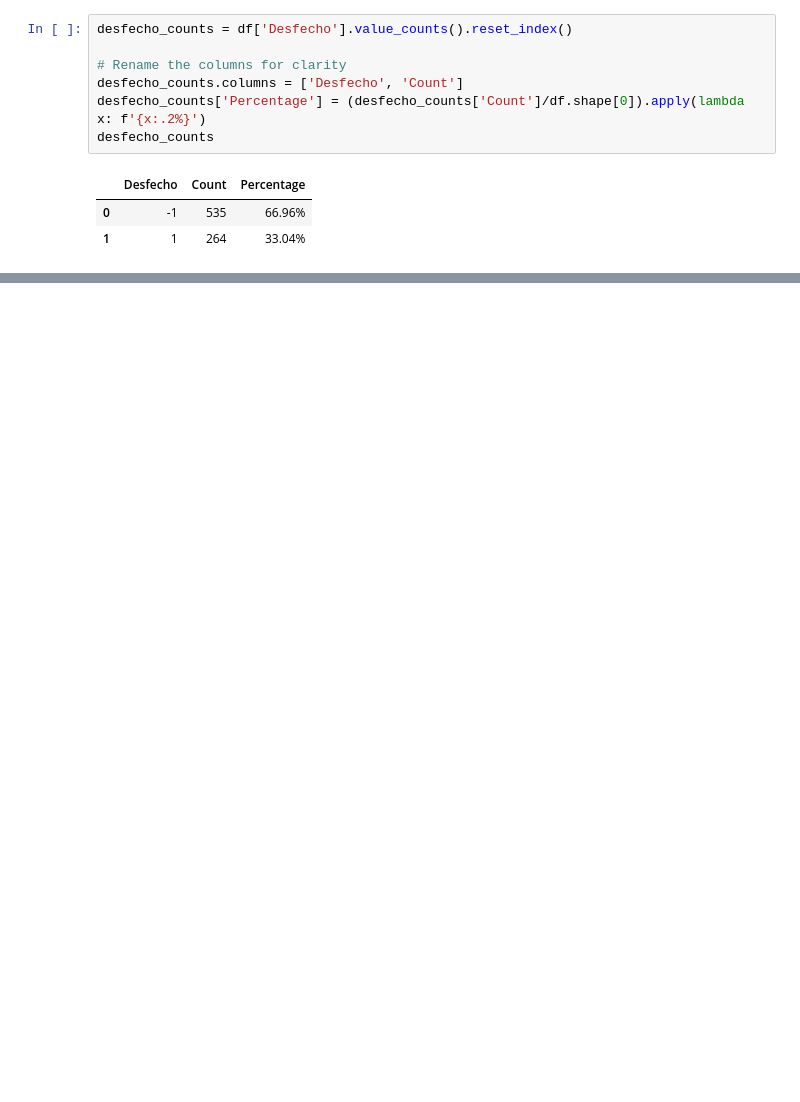
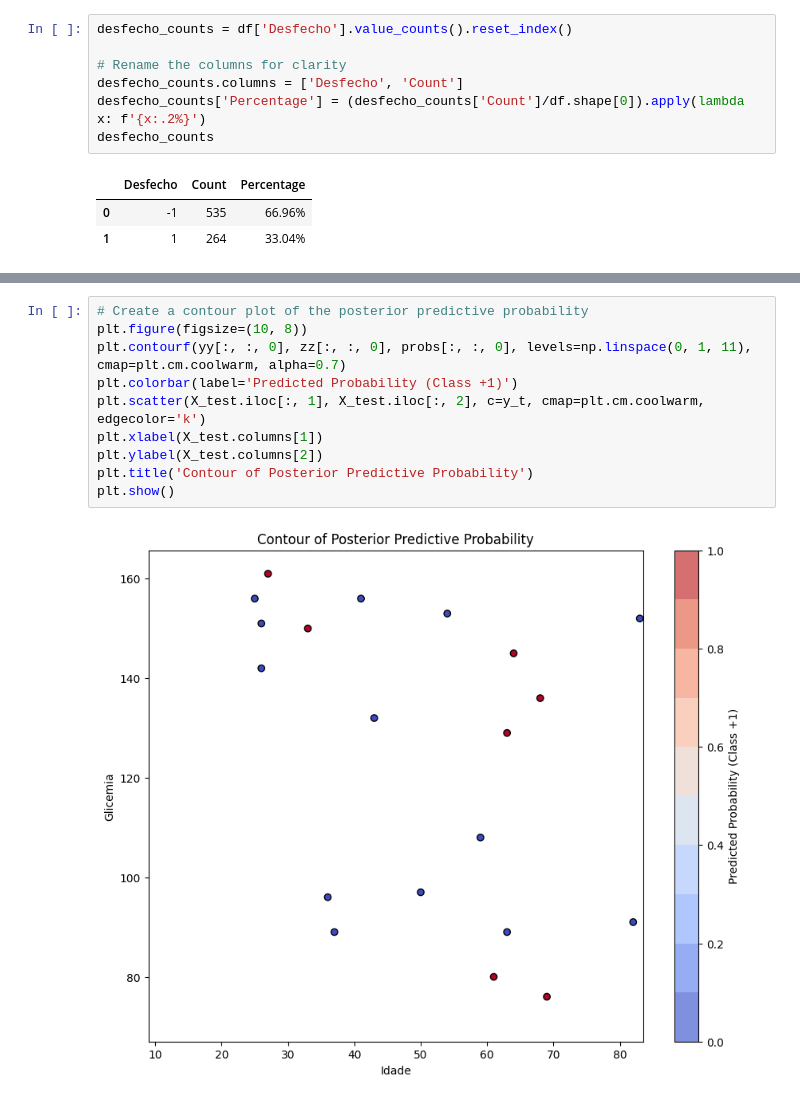
Before and after one commit to luancvieira/Binary-Classification, a Jupyter notebook: binary classification - heart attack.ipynb, the cells around one changed output, grey strips where cells are left out. Drawn from its saved outputs; the diff is of its cells as text; blank space fills up the shorter version.

```diff
--- a/binary classification - heart attack.ipynb
+++ b/binary classification - heart attack.ipynb
@@ -174,0 +372,12 @@ Acurácia nos dados de teste: 0.812
+# %%
+# Create a contour plot of the posterior predictive probability
+plt.figure(figsize=(10, 8))
+plt.contourf(yy[:, :, 0], zz[:, :, 0], probs[:, :, 0], levels=np.linspace(0, 1, 11), cmap=plt.cm.coolwarm, alpha=0.7)
+plt.colorbar(label='Predicted Probability (Class +1)')
+plt.scatter(X_test.iloc[:, 1], X_test.iloc[:, 2], c=y_t, cmap=plt.cm.coolwarm, edgecolor='k')
+plt.xlabel(X_test.columns[1])
+plt.ylabel(X_test.columns[2])
+plt.title('Contour of Posterior Predictive Probability')
+plt.show()
+# %% [output]
+[figure, added]
```
Also changed, not shown: parts of 12 cells of this notebook.
